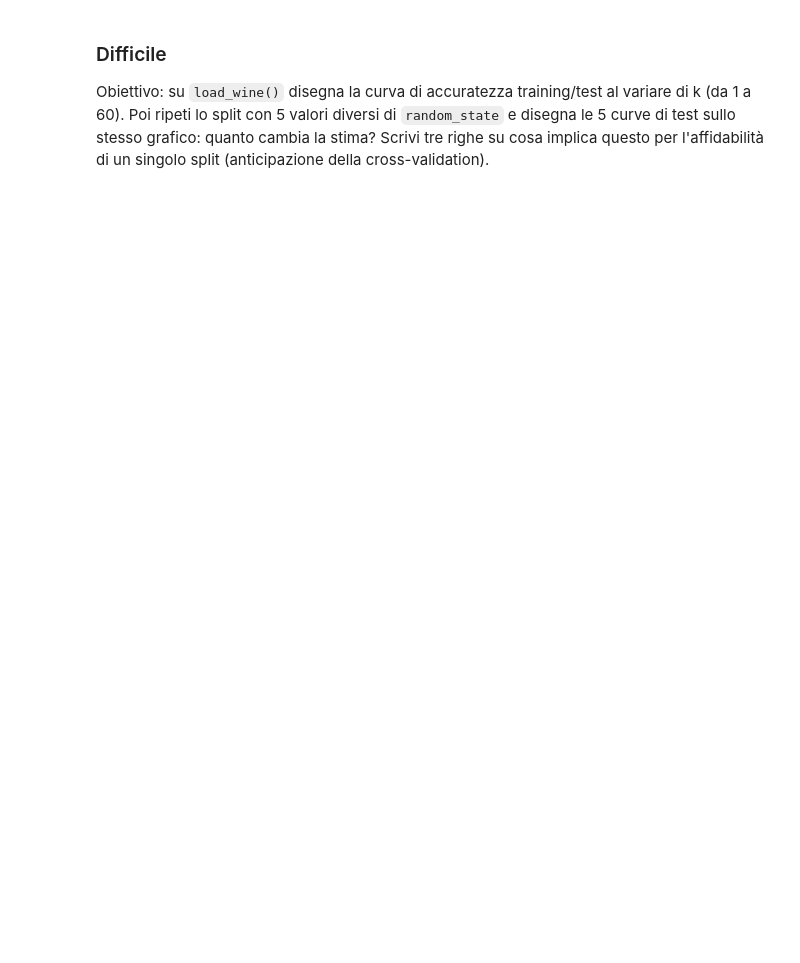
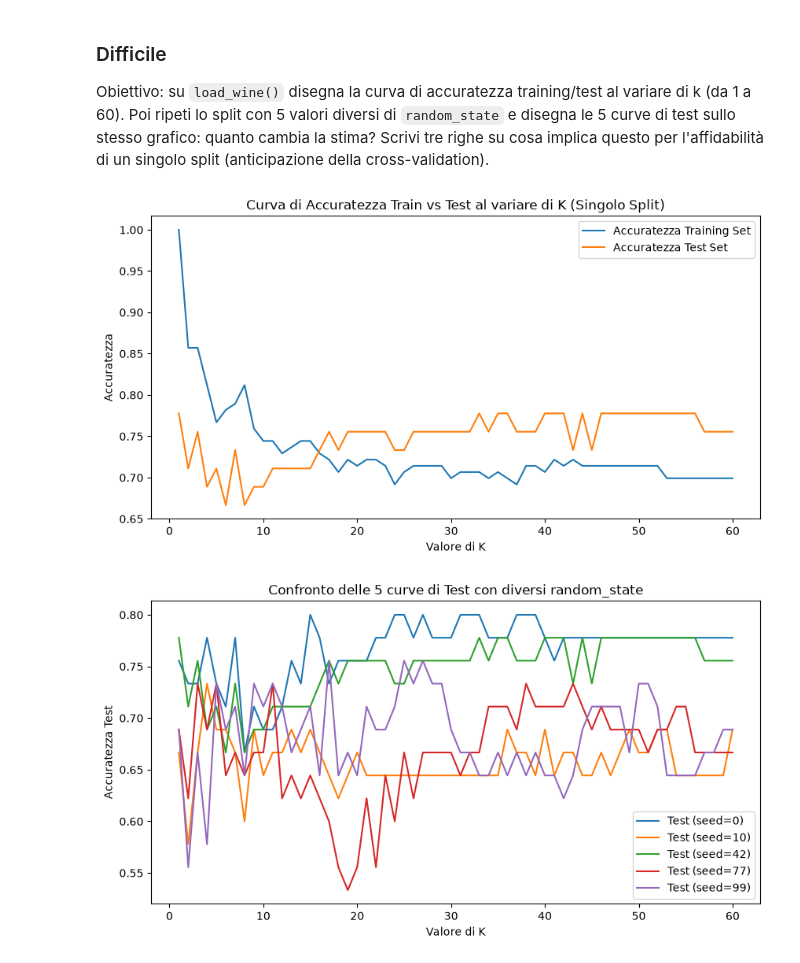
Before and after one commit to davidefioretti94-netizen/deposito_fioretti, a Jupyter notebook: lunedì_26/giorno-1-fondamenti-ml.ipynb, the cells around one changed output. Saved outputs shown, nothing was run; the diff lists cells and outputs as text; code cells hidden in the pictures; blank space fills up the shorter version.

```diff
--- a/lunedì_26/giorno-1-fondamenti-ml.ipynb
+++ b/lunedì_26/giorno-1-fondamenti-ml.ipynb
@@ -1242,0 +1295,52 @@ Obiettivo: su `load_wine()` disegna la curva di accuratezza training/test al var
+# %%
+# Scrivi qui la tua soluzione
+import matplotlib.pyplot as plt  # Importo matplotlib per disegnare i grafici delle curve di accuratezza
+from sklearn.datasets import load_wine  # Importo la funzione per scaricare e caricare il dataset del vino
+from sklearn.model_selection import train_test_split  # Importo la funzione per dividere i dati in train e test
+from sklearn.neighbors import KNeighborsClassifier  # Importo l'algoritmo KNN da scikit-learn
+
+wine = load_wine()
+X, y = wine.data, wine.target
+
+k_range = range(1, 61)
+
+# 1. Prima parte: disegno la curva di accuratezza training/test per un singolo split
+X_train, X_test, y_train, y_test = train_test_split(X, y, test_size=0.25, random_state=42)
+acc_train, acc_test = [], []
+
+for k in k_range:
+    modello = KNeighborsClassifier(n_neighbors=k)
+    modello.fit(X_train, y_train)
+    acc_train.append(modello.score(X_train, y_train))
+    acc_test.append(modello.score(X_test, y_test))
+
+plt.figure(figsize=(10, 5))
+plt.plot(k_range, acc_train, label="Accuratezza Training Set")
+plt.plot(k_range, acc_test, label="Accuratezza Test Set")
+plt.xlabel("Valore di K")
+plt.ylabel("Accuratezza")
+plt.title("Curva di Accuratezza Train vs Test al variare di K (Singolo Split)")
+plt.legend()
+plt.show()
+
+# 2. Seconda parte: confronto 5 curve di test al variare di random_state
+seeds = [0, 10, 42, 77, 99]  # Creo una lista con 5 diversi valori di random_state
+plt.figure(figsize=(10, 5))
+
+for seed in seeds:
+    X_train, X_test, y_train, y_test = train_test_split(X, y, test_size=0.25, random_state=seed)
+    curve_test_seed = []
+    for k in k_range:
+        modello = KNeighborsClassifier(n_neighbors=k)
+        modello.fit(X_train, y_train)
+        curve_test_seed.append(modello.score(X_test, y_test))
+    plt.plot(k_range, curve_test_seed, label=f"Test (seed={seed})")
+
+plt.xlabel("Valore di K")
+plt.ylabel("Accuratezza Test")
+plt.title("Confronto delle 5 curve di Test con diversi random_state")
+plt.legend()
+plt.show()
+# %% [output]
+[figure, added]
+[figure, added]
```
Also changed, not shown: parts of 5 cells of this notebook.
